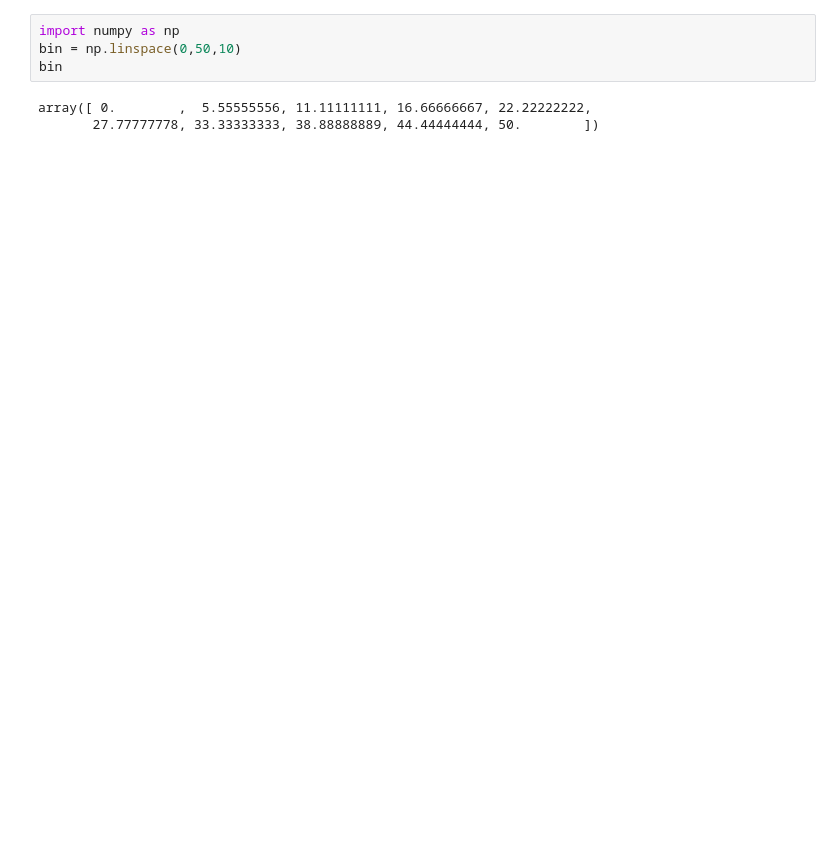
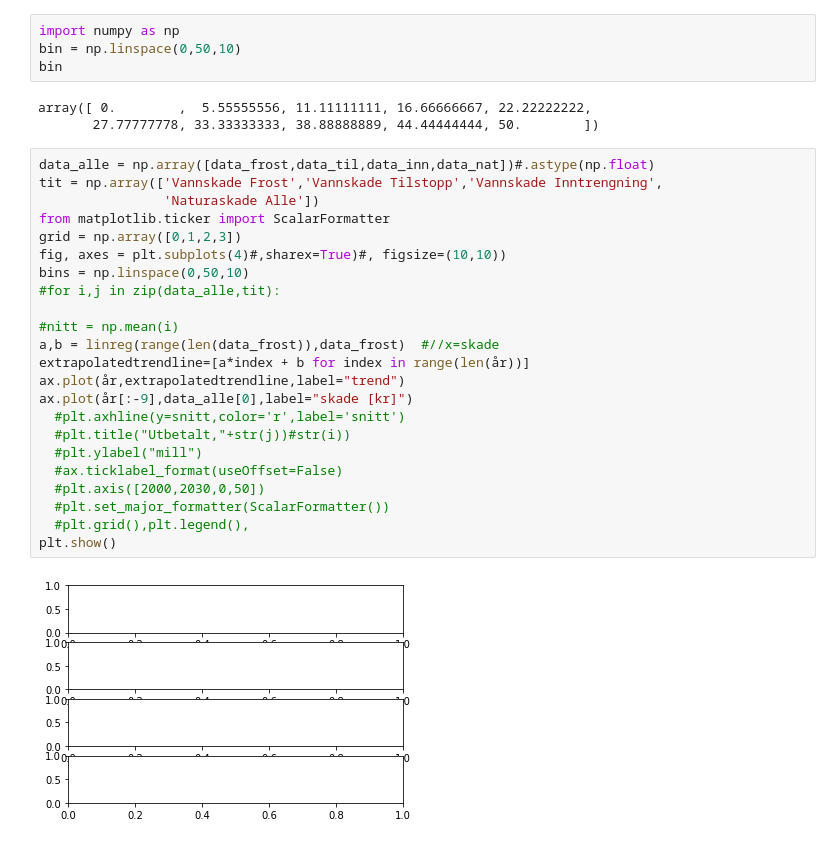
Before and after one commit to eirikngard/Eika, a Jupyter notebook: Vannskade.ipynb, the cells around one changed output. Cells and saved outputs as stored; diff of their text form; blank space fills up the shorter version.

```diff
--- a/Vannskade.ipynb
+++ b/Vannskade.ipynb
@@ -94,3 +98,28 @@ bin
 # %% [output]
 array([ 0.        ,  5.55555556, 11.11111111, 16.66666667, 22.22222222,
        27.77777778, 33.33333333, 38.88888889, 44.44444444, 50.        ])
+# %%
+data_alle = np.array([data_frost,data_til,data_inn,data_nat])#.astype(np.float)
+tit = np.array(['Vannskade Frost','Vannskade Tilstopp','Vannskade Inntrengning',
+                'Naturaskade Alle'])
+from matplotlib.ticker import ScalarFormatter
+grid = np.array([0,1,2,3])
+fig, axes = plt.subplots(4)#,sharex=True)#, figsize=(10,10))
+bins = np.linspace(0,50,10)
+#for i,j in zip(data_alle,tit):
+
+#nitt = np.mean(i)
+a,b = linreg(range(len(data_frost)),data_frost)  #//x=skade
+extrapolatedtrendline=[a*index + b for index in range(len(år))]
+ax.plot(år,extrapolatedtrendline,label="trend")
+ax.plot(år[:-9],data_alle[0],label="skade [kr]")
+  #plt.axhline(y=snitt,color='r',label='snitt')
+  #plt.title("Utbetalt,"+str(j))#str(i))
+  #plt.ylabel("mill")
+  #ax.ticklabel_format(useOffset=False)
+  #plt.axis([2000,2030,0,50])
+  #plt.set_major_formatter(ScalarFormatter())
+  #plt.grid(),plt.legend(),
+plt.show()
+# %% [output]
+[figure, added]
```
Also changed, not shown: parts of 2 cells of this notebook.
